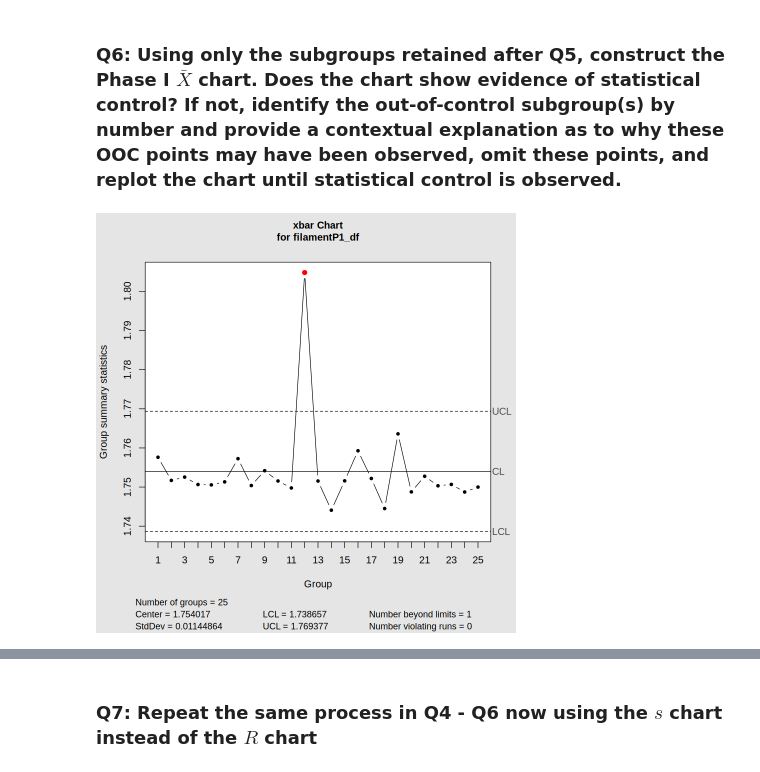
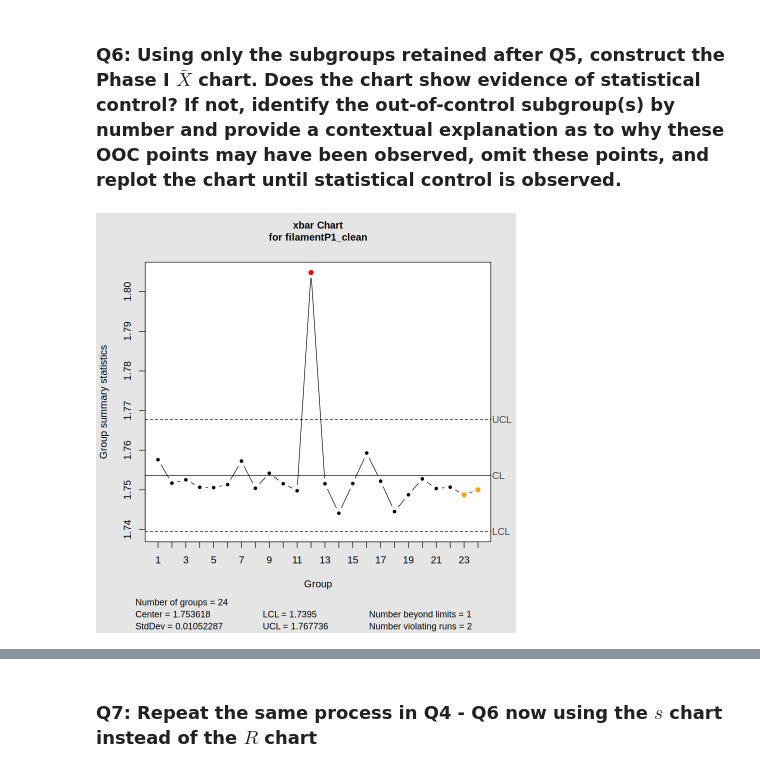
Before and after one commit to tchoud227/STAT-7110-Quality-Control, a Jupyter notebook: Assignments/HW1/STAT-7110-HW1.ipynb, the cells around one changed output, grey strips where cells are left out. Drawn from its saved outputs; the diff is of its cells as text; code cells hidden in the pictures.

```diff
--- a/Assignments/HW1/STAT-7110-HW1.ipynb
+++ b/Assignments/HW1/STAT-7110-HW1.ipynb
@@ -150,0 +157,6 @@ phase1_r <- qcc(filamentP1_df,
+# %%
+# Ommitting week19
+filamentP1_clean <- filamentP1_df |> slice(-19)
+phase1_r_clean <- qcc(filamentP1_clean,
+                      type = "R",
+                      plot = TRUE)
@@ -152,8 +166,8 @@ phase1_r <- qcc(filamentP1_df,
 ### Q6: Using only the subgroups retained after Q5, construct the Phase I $\bar{X}$ chart. Does the chart show evidence of statistical control? If not, identify the out-of-control subgroup(s) by number and provide a contextual explanation as to why these OOC points may have been observed, omit these points, and replot the chart until statistical control is observed.
 # %%
 ## Q6 Code ##
-phase1_xbar <- qcc(filamentP1_df,
+phase1_xbar <- qcc(filamentP1_clean,
                    type = "xbar",
                    plot = TRUE)
 # %% [output]
-[figure, old version]
+[figure, new version]
```
Also changed, not shown: parts of 13 cells of this notebook.
